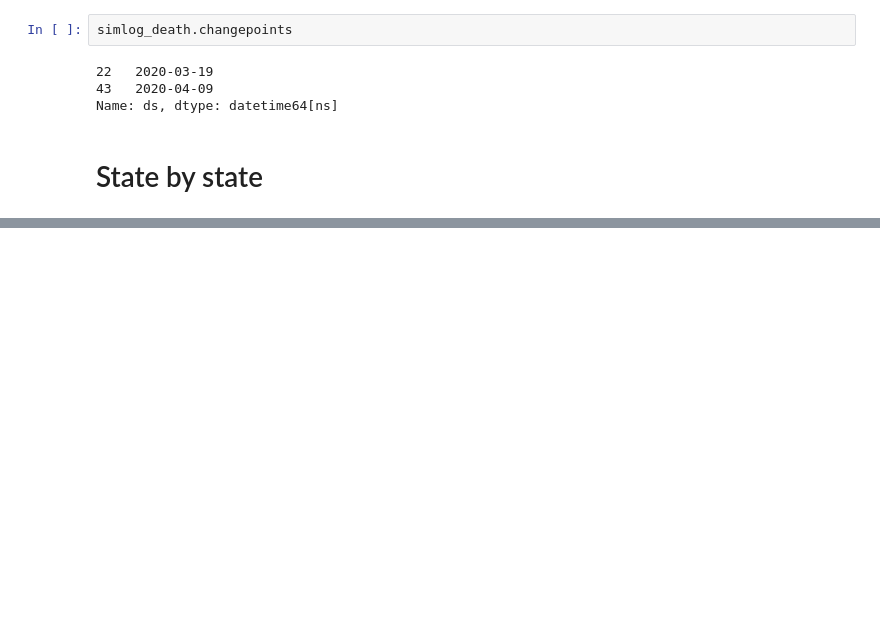
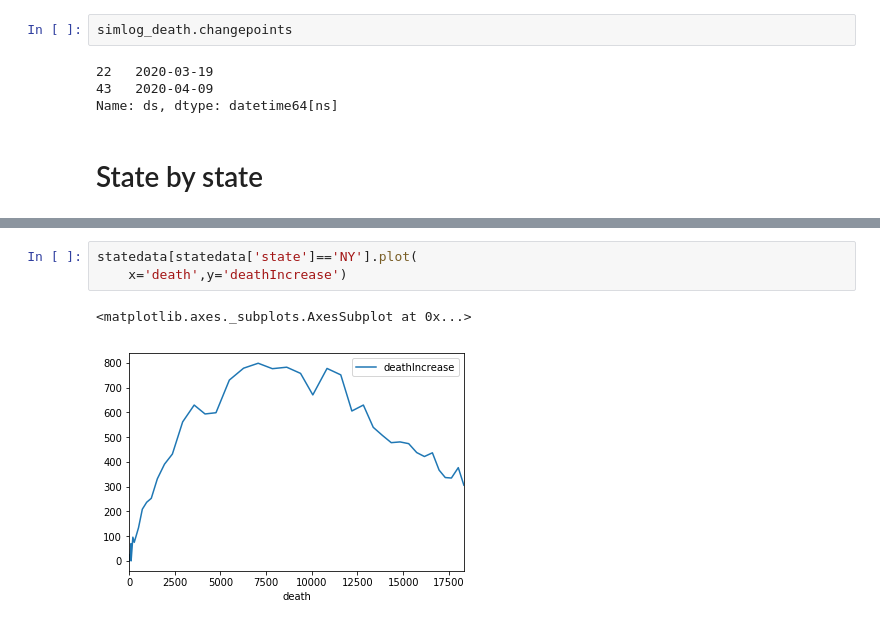
Before and after one commit to RileyWClarke/MLTSA_COVID19, a Jupyter notebook: Covid-19-US.ipynb, the cells around one changed output, grey strips where cells are left out. Cells and saved outputs as stored; diff of their text form; blank space fills up the shorter version.

```diff
--- a/Covid-19-US.ipynb
+++ b/Covid-19-US.ipynb
@@ -298,0 +296,6 @@ statedata.head()
+# %%
+statedata[statedata['state']=='NY'].plot(
+    x='death',y='deathIncrease')
+# %% [output]
+<matplotlib.axes._subplots.AxesSubplot at 0x...>
+[figure, added]
```
Also changed, not shown: parts of 51 cells of this notebook, 1 other file.
